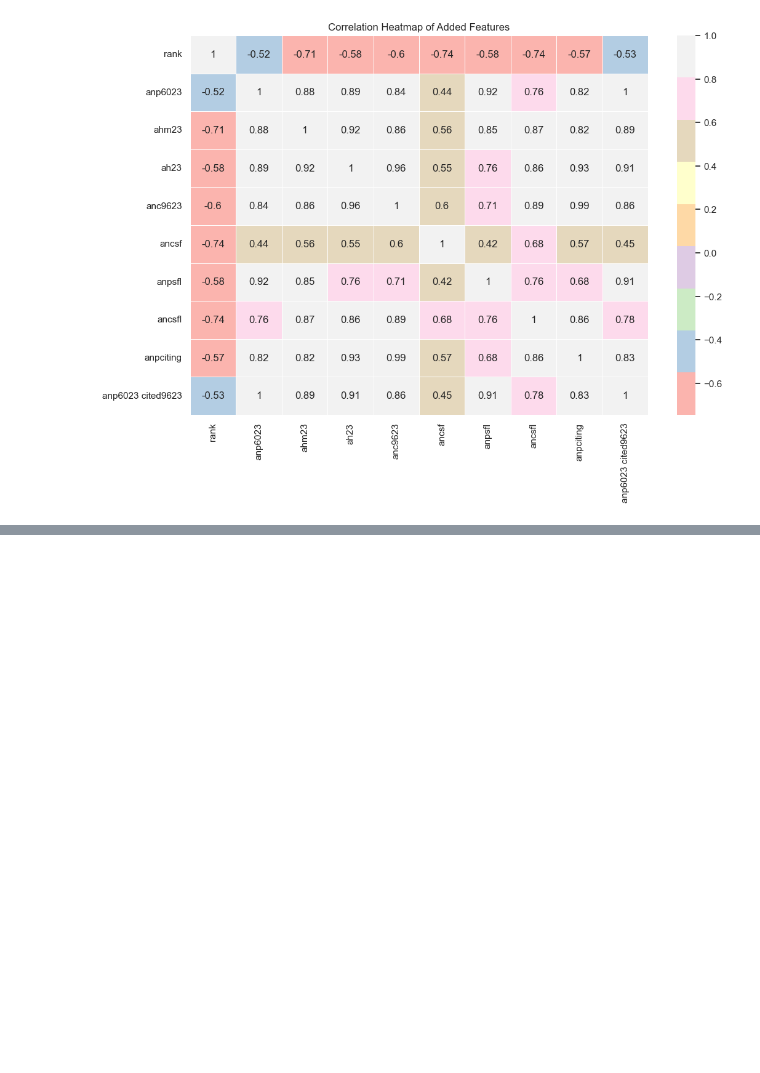
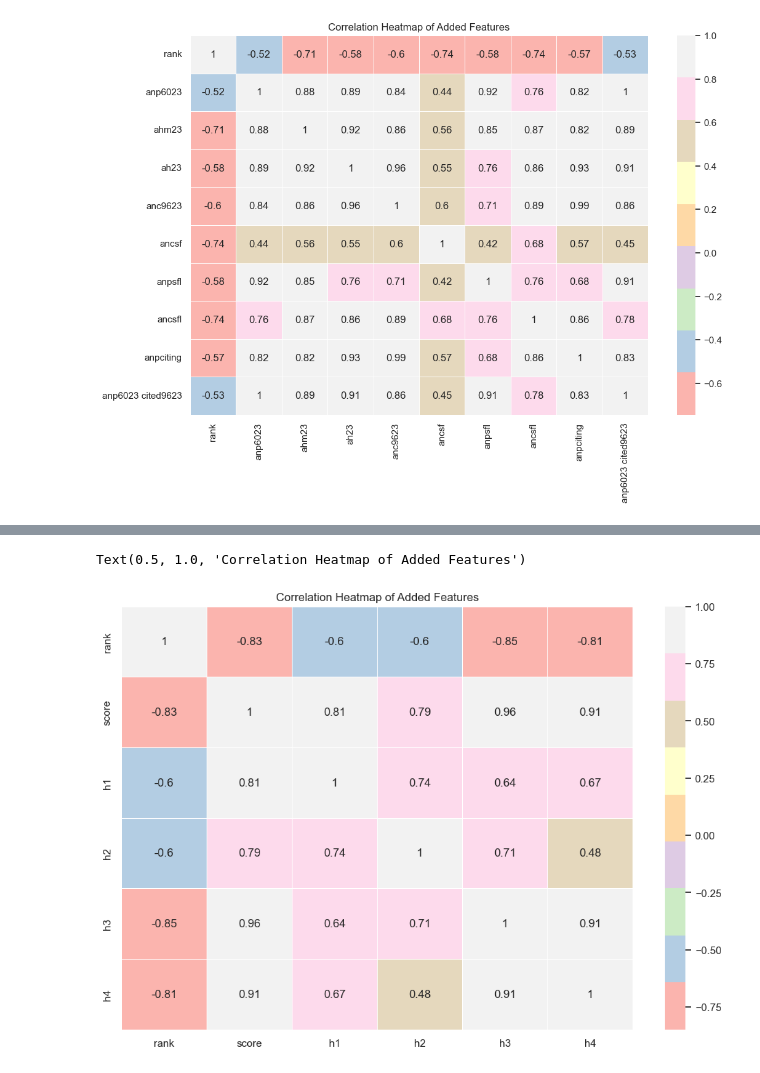
Before and after one commit to aditiplaysdice/MA0218-Team-Pancakes, a Jupyter notebook: Lloyd_ver.ipynb, the cells around one changed output, grey strips where cells are left out. Drawn from its saved outputs; the diff is of its cells as text; code cells hidden in the pictures; blank space fills up the shorter version.

```diff
--- a/Lloyd_ver.ipynb
+++ b/Lloyd_ver.ipynb
@@ -302,0 +311,3 @@ Seems that we're getting closer
+# %%
+scihigh = pd.DataFrame(sci100k_impt['rank'])
+scihigh['score'] = pd.DataFrame(sci3['hncsf'])
@@ -302,0 +325,3 @@ Seems that we're getting closer
+# %%
+scihigh['score'] = scihigh['score'] / (10**9)
+scihigh.head(10)
@@ -302,0 +340,5 @@ Seems that we're getting closer
+# %%
+scihigh['h1'] = scihigh['score']/ sci100k['ncsfl']
+scihigh['h2'] = scihigh['score']/ sci100k['npsfl']
+scihigh['h3'] = scihigh['score']* sci100k['ncsfl']
+scihigh['h4'] = scihigh['score']* sci100k['npsfl']
@@ -302,0 +354,7 @@ Seems that we're getting closer
+# %%
+plt.figure(figsize=(12, 8))
+sb.heatmap(scihigh.corr(method = 'spearman'), annot=True, cmap='Pastel1', linewidths=0.5)
+plt.title('Correlation Heatmap of Added Features')
+# %% [output]
+Text(0.5, 1.0, 'Correlation Heatmap of Added Features')
+[figure, added]
```
Also changed, not shown: parts of 12 cells of this notebook.
